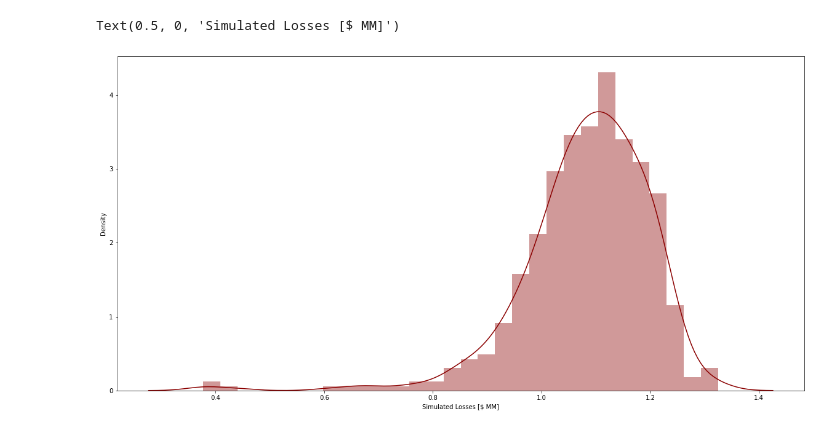
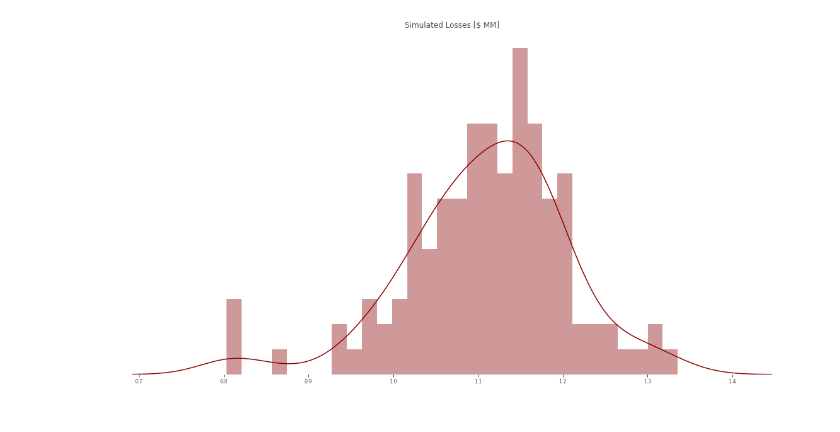
Before and after one commit to lauravoicu/Risk-Modelling, a Jupyter notebook: Simple-Risk-Modelling.ipynb, the cells around one changed output. Saved outputs shown, nothing was run; the diff lists cells and outputs as text; code cells hidden in the pictures.

```diff
--- a/Simple-Risk-Modelling.ipynb
+++ b/Simple-Risk-Modelling.ipynb
@@ -58,6 +58,7 @@ df
 1000 rows × 2 columns
 # %%
-df['Simulated_event'] = df['Probability_of_event'].apply(lambda x : round(random.random()))
+# Each of the probabilities may lead to a simulated event
+df['Simulated_event'] = df['Probability_of_event'].apply(lambda x : int(round(random.random() < x)))
 # %%
 # Display the results
 df
@@ -176,9 +153,13 @@ actual_losses = [x for x in df['Log_simulated_loss'] if x > 0.0001]
 # %%
 plt.figure(figsize=(20, 10))
 sns.distplot(actual_losses, bins=30, color='darkred')
-plt.xlabel('Simulated Losses [$ MM]')
+plt.xlabel('')
+plt.ylabel('')
+plt.title('Simulated Losses [$ MM]', size=12, color='#4f4e4e')
+plt.xticks(size=8, color='#4f4e4e')
+plt.yticks([], [])
+sns.despine(left=True, bottom=True);
 # %% [output]
-Text(0.5, 0, 'Simulated Losses [$ MM]')
-[figure, old version]
+[figure, new version]
 # %%
 # plt.figure(figsize=(20, 10))
```
Also changed, not shown: parts of 12 cells of this notebook, 2 other files.
